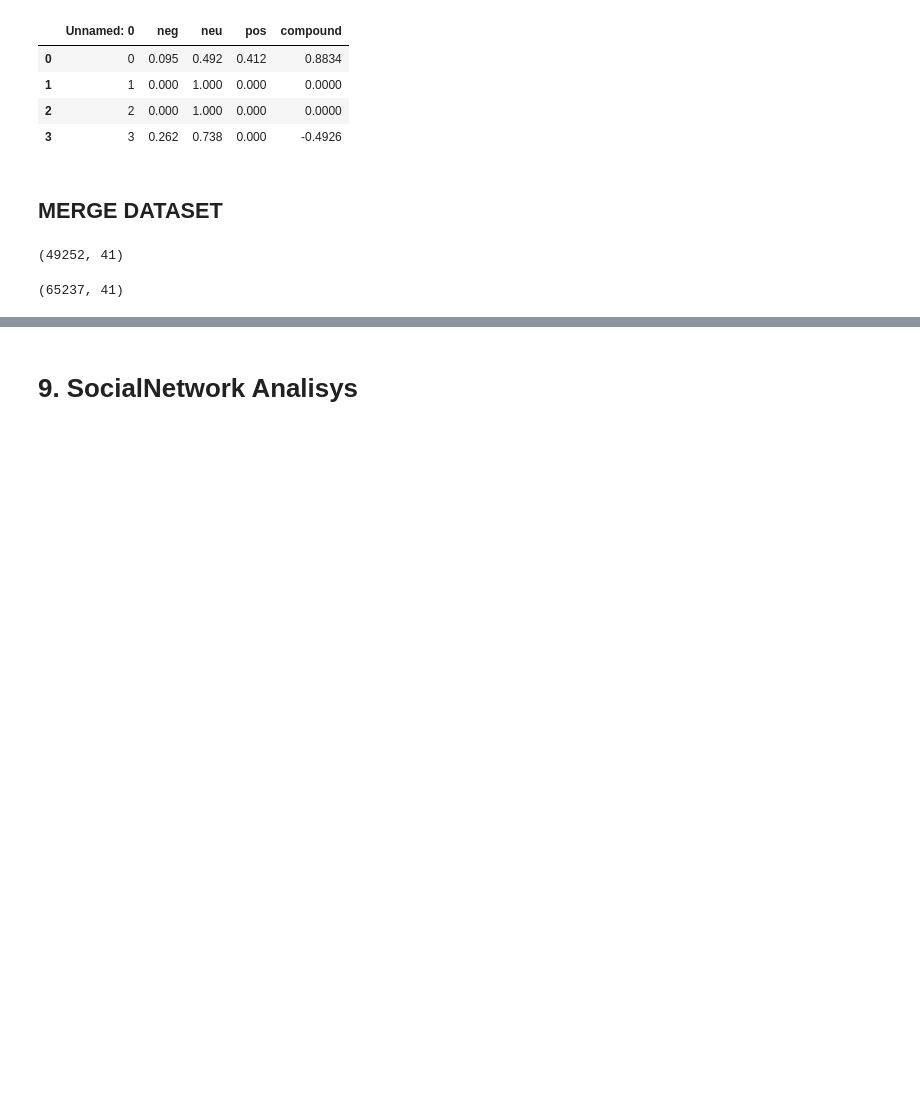
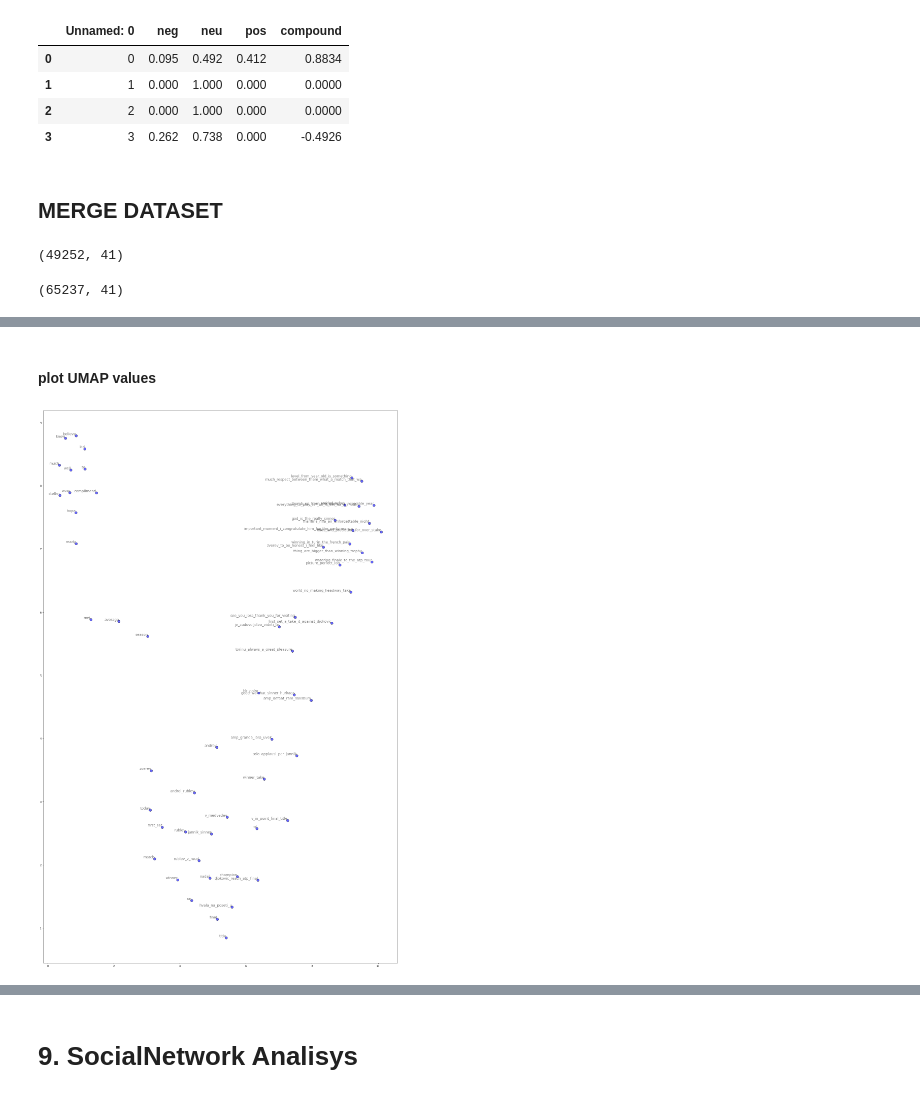
Before and after one commit to AScarcella3/TextMiningProject, a Jupyter notebook: main.ipynb, the cells around one changed output, grey strips where cells are left out. Drawn from its saved outputs; the diff is of its cells as text; code cells hidden in the pictures; blank space fills up the shorter version.

Commit message:
add bow wordembedding lime umap

```diff
--- a/main.ipynb
+++ b/main.ipynb
@@ -1599,0 +1270,3 @@ TONE'
+# %%
+from sklearn.model_selection import train_test_split
+x_train, x_test, y_train, y_test = train_test_split(train_sentences, y, stratify=y, test_size=0.3, random_state=42)
@@ -1599,0 +1450,15 @@ TONE'
+# %%
+import umap
+def train_umap(model):
+    random.seed(42)
+    np.random.seed(42)
+    X = model[model.wv.vocab]
+    reducer = umap.UMAP(n_neighbors=50, metric='cosine', learning_rate=0.01,
+                        n_epochs=50, spread=1, min_dist=0.2, random_state=42)
+    X = model[model.wv.vocab]
+    embedding = reducer.fit_transform(X)
+
+    df = pd.DataFrame(embedding)
+    df['token'] = model.vocab
+    df.columns  = ['x', 'y', 'token']
+    return df
@@ -1599,0 +1486,14 @@ TONE'
+# %%
+import pandas as pd
+import numpy as np
+import random
+from adjustText import adjust_text
+
+#take only the relevant vectors and restrict the embeddings vocab
+relevant_vectors = df_pos.term.tolist()
+word_set = {w for w in relevant_vectors if w in embeddings.wv.vocab}
+restrict_w2v(embeddings, word_set)
+
+#train umap with the relevan vectors
+relevant_vectors_2d = train_umap(embeddings)
+relevant_vectors_2d.head()
@@ -1599,0 +1507,16 @@ TONE'
+# %% [markdown]
+#### plot UMAP values
+# %%
+from adjustText import adjust_text
+import matplotlib.pyplot as plt
+import matplotlib
+random.seed(42)
+plt.rcParams['figure.figsize'] = 25, 40
+
+text = []
+for index, row in relevant_vectors_2d.iterrows():
+    plt.scatter(row['x'], row['y'], c='b', alpha=0.6, marker='o', s=100, edgecolors='black')
+    text.append(plt.annotate(row['token'], alpha=0.5, xy=(row['x'], row['y']), ha='right', va='bottom', size=14))
+# adjust_text(text)
+# %% [output]
+[figure, added]
```
Also changed, not shown: parts of 101 cells of this notebook.
